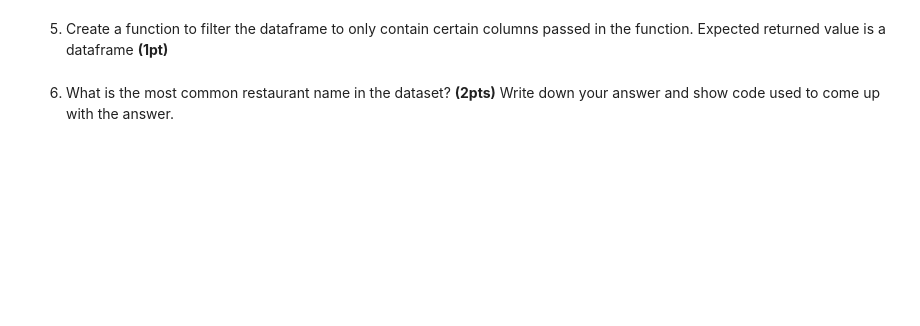
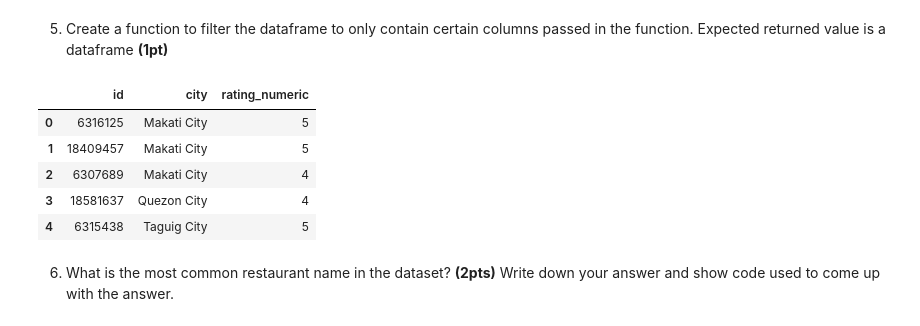
Before and after one commit to DennisAlwyn/DATA100_Graded_Notebook_3-Zomato_Exercise, a Jupyter notebook: graded3_pandas_student.ipynb, the cells around one changed output. Cells and saved outputs as stored; diff of their text form; code cells hidden in the pictures; blank space fills up the shorter version.

```diff
--- a/graded3_pandas_student.ipynb
+++ b/graded3_pandas_student.ipynb
@@ -77,7 +147,18 @@ assert (0, 36) == exercise_4(merged_df, 'Quezon  City').shape
 5. Create a function to filter the dataframe to only contain certain columns passed in the function. Expected returned value is a dataframe **(1pt)**
 # %%
 def exercise_5(merged_df, cols_to_filter):
-    raise NotImplementedError
+    # pass cols_to_filter as the input for the square brackets to select certain columns
+    return merged_df[cols_to_filter]
+
+# Test and display
+exercise_5(merged_df, ["id", "city", "rating_numeric"]).head(5)
+# %% [output]
+|  | id | city | rating_numeric |
+| 0 | 6316125 | Makati City | 5 |
+| 1 | 18409457 | Makati City | 5 |
+| 2 | 6307689 | Makati City | 4 |
+| 3 | 18581637 | Quezon City | 4 |
+| 4 | 6315438 | Taguig City | 5 |
 # %%
 cols = ['name', 'cuisines', 'city', 'aggregate_rating']
 assert sorted(cols) == sorted(exercise_5(merged_df, cols).columns)
```
Also changed, not shown: parts of 10 cells of this notebook, 1 other file.
